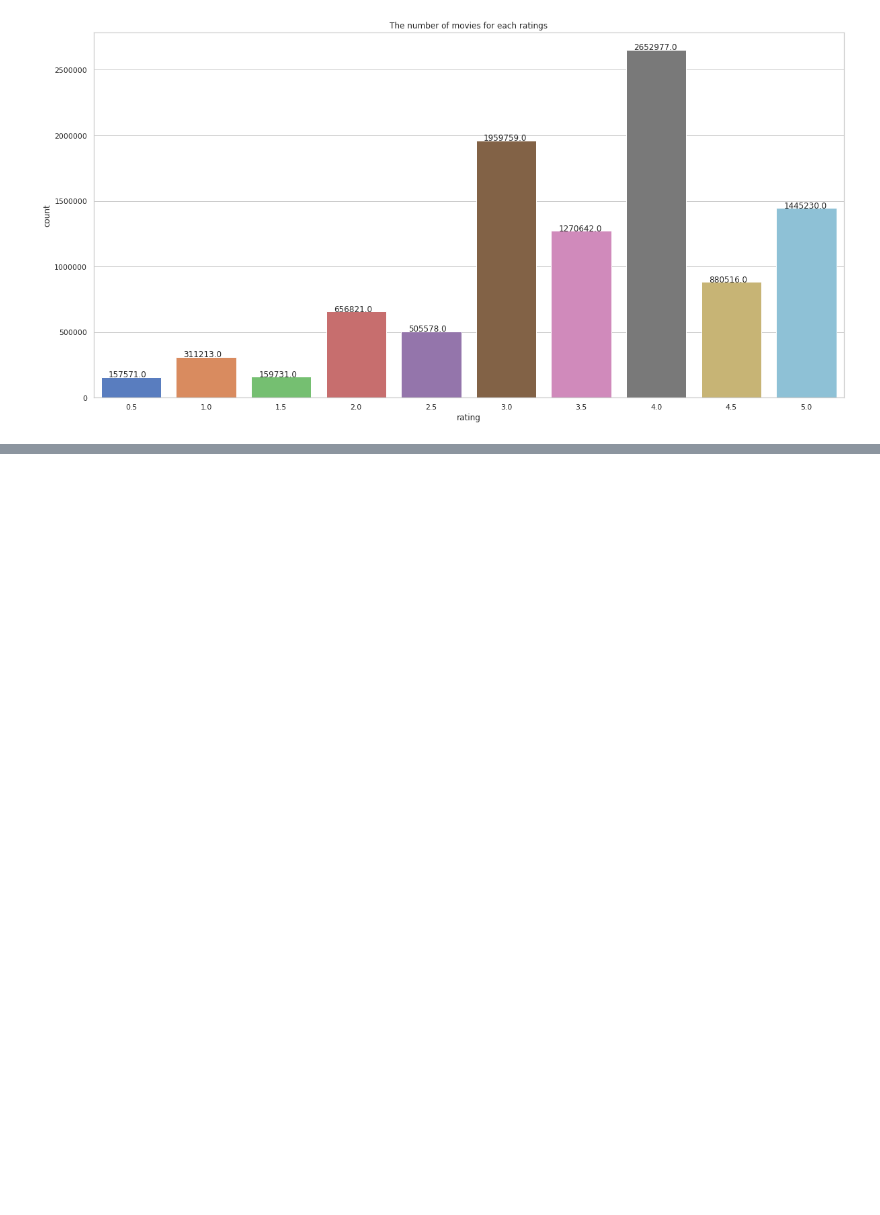
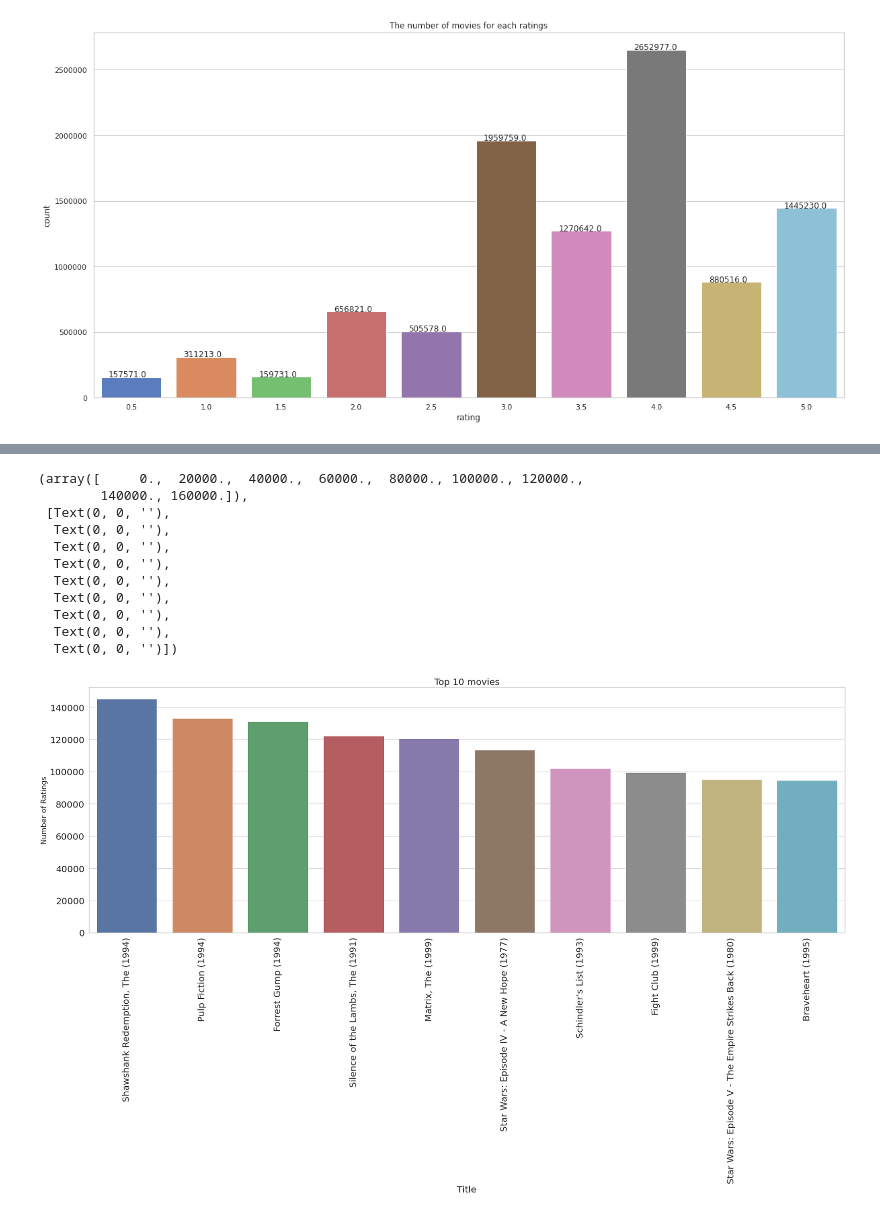
Before and after one commit to VicariousVision/Classification-CB2, a Jupyter notebook: Kaggle_notebook.ipynb, the cells around one changed output, grey strips where cells are left out. Saved outputs shown, nothing was run; the diff lists cells and outputs as text; code cells hidden in the pictures; blank space fills up the shorter version.

Commit message:
Kaggle Notebook | CB2 Movie Classifier | Version 12

```diff
--- a/Kaggle_notebook.ipynb
+++ b/Kaggle_notebook.ipynb
@@ -371,0 +352,7 @@ Name: rating, dtype: float64
+# %%
+df_top10=pd.merge(df_train,df_movies, how='left',on='movieId')
+
+
+df1=df_top10.groupby(['title'])[['rating']].sum()
+high_rated=df1.nlargest(10,'rating')
+high_rated.head()
@@ -371,0 +367,24 @@ Name: rating, dtype: float64
+# %%
+sns.set_theme(style="whitegrid")
+ax=sns.barplot(x=high_rated.index, y=high_rated['rating'], data=high_rated)
+ax.figure.set_size_inches(30,10)
+ax.set_xticklabels(ax.get_xticklabels(),rotation = 90)
+plt.xlabel('Title', fontsize=20);
+plt.xticks(fontsize=20,rotation=90)
+
+plt.ylabel('Number of Ratings', fontsize=16);
+plt.title('Top 10 movies', fontsize=20)
+plt.yticks(fontsize=20)
+# %% [output]
+(array([     0.,  20000.,  40000.,  60000.,  80000., 100000., 120000.,
+        140000., 160000.]),
+ [Text(0, 0, ''),
+  Text(0, 0, ''),
+  Text(0, 0, ''),
+  Text(0, 0, ''),
+  Text(0, 0, ''),
+  Text(0, 0, ''),
+  Text(0, 0, ''),
+  Text(0, 0, ''),
+  Text(0, 0, '')])
+[figure, added]
```
Also changed, not shown: parts of 7 cells of this notebook.
